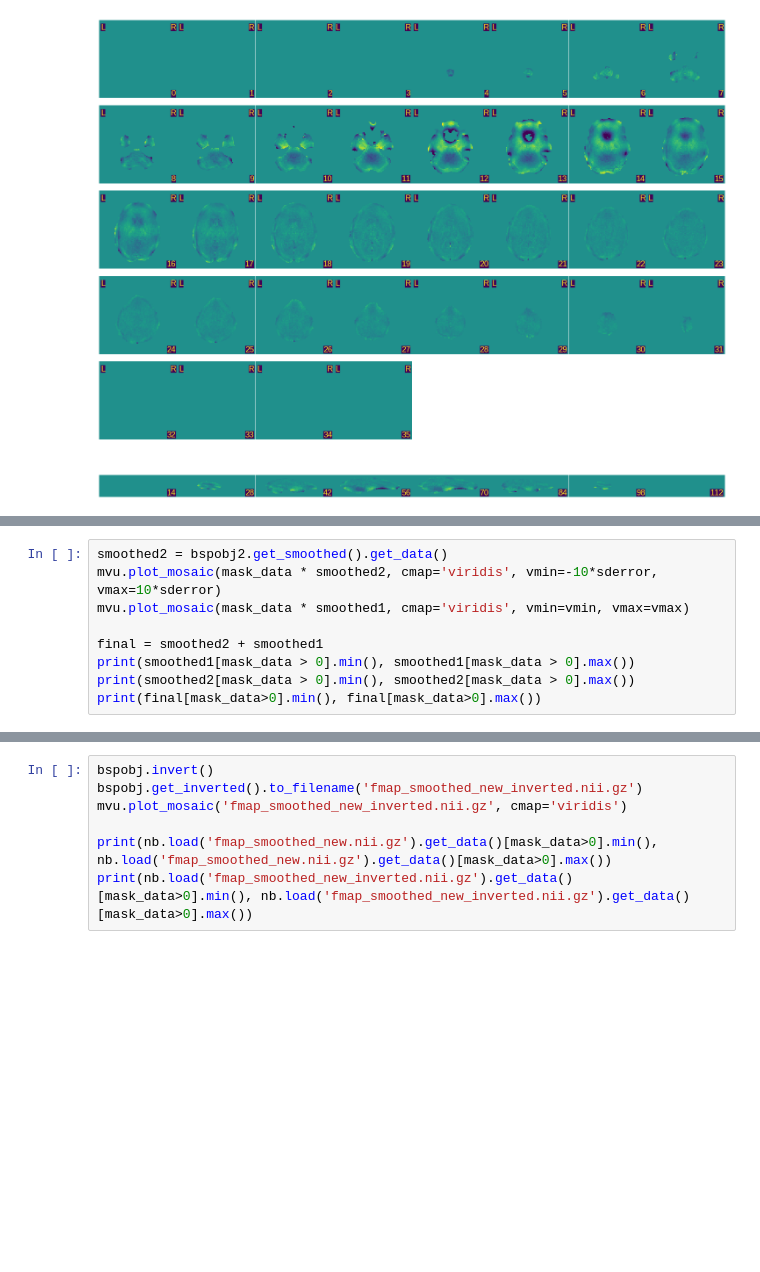
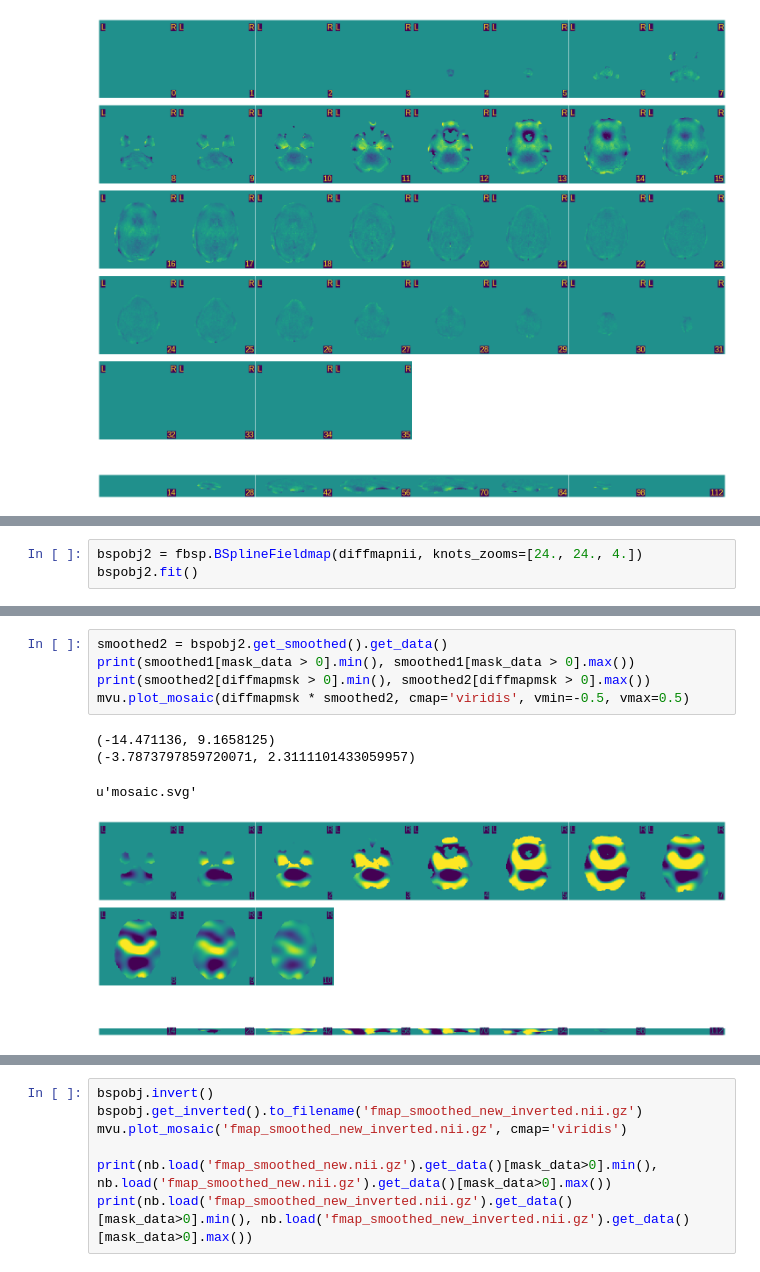
Before and after one commit to nipreps/fmriprep, a Jupyter notebook: notebooks/EPI warps.ipynb, the cells around one changed output, grey strips where cells are left out. Saved outputs shown, nothing was run; the diff lists cells and outputs as text; blank space fills up the shorter version.

Commit message:
zoomed in bsplines

```diff
--- a/notebooks/EPI warps.ipynb
+++ b/notebooks/EPI warps.ipynb
@@ -77,0 +93,3 @@ bspobj2.fit()
+# %%
+bspobj2 = fbsp.BSplineFieldmap(diffmapnii, knots_zooms=[24., 24., 4.])
+bspobj2.fit()
@@ -78,9 +101,10 @@ bspobj2.fit()
 # %%
 smoothed2 = bspobj2.get_smoothed().get_data()
-mvu.plot_mosaic(mask_data * smoothed2, cmap='viridis', vmin=-10*sderror, vmax=10*sderror)
-mvu.plot_mosaic(mask_data * smoothed1, cmap='viridis', vmin=vmin, vmax=vmax)
-
-final = smoothed2 + smoothed1
 print(smoothed1[mask_data > 0].min(), smoothed1[mask_data > 0].max())
-print(smoothed2[mask_data > 0].min(), smoothed2[mask_data > 0].max())
-print(final[mask_data>0].min(), final[mask_data>0].max())
+print(smoothed2[diffmapmsk > 0].min(), smoothed2[diffmapmsk > 0].max())
+mvu.plot_mosaic(diffmapmsk * smoothed2, cmap='viridis', vmin=-0.5, vmax=0.5)
+# %% [output]
+(-14.471136, 9.1658125)
+(-3.7873797859720071, 2.3111101433059957)
+u'mosaic.svg'
+[figure, added]
```
Also changed, not shown: parts of 6 cells of this notebook, 1 other file.
